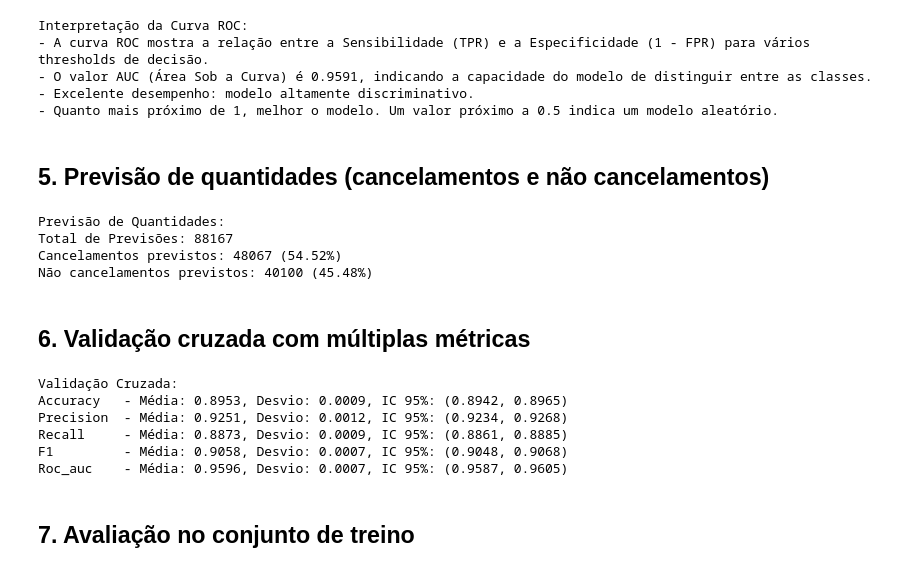
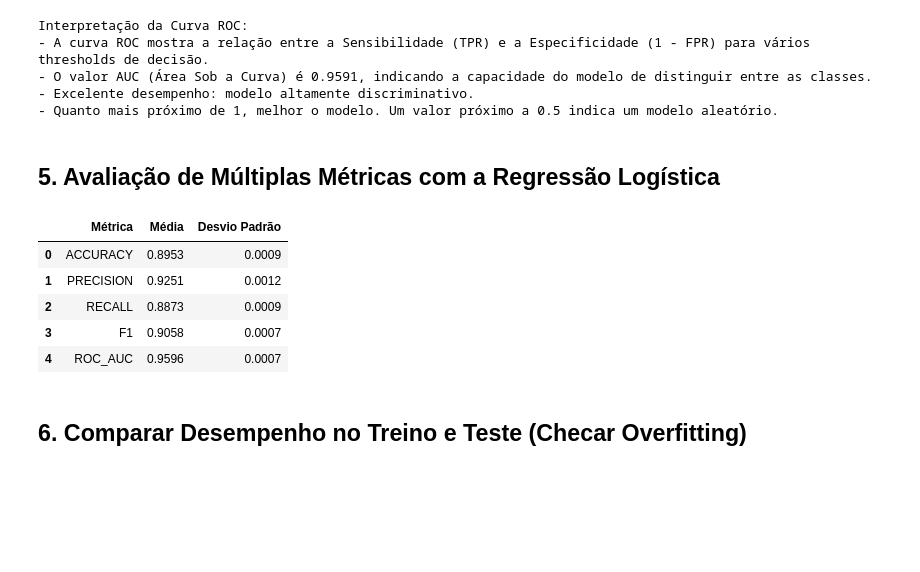
Before and after one commit to jonathasoliv/TCC_Modelagem_Preditiva_Cancelamentos, a Jupyter notebook: Regressao_Logistica/Regressão_Logistica.ipynb, the cells around one changed output. Saved outputs shown, nothing was run; the diff lists cells and outputs as text; code cells hidden in the pictures; blank space fills up the shorter version.

```diff
--- a/Regressao_Logistica/Regressão_Logistica.ipynb
+++ b/Regressao_Logistica/Regressão_Logistica.ipynb
@@ -135,60 +162,50 @@ Interpretação da Curva ROC:
 - O valor AUC (Área Sob a Curva) é 0.9591, indicando a capacidade do modelo de distinguir entre as classes.
 - Excelente desempenho: modelo altamente discriminativo.
 - Quanto mais próximo de 1, melhor o modelo. Um valor próximo a 0.5 indica um modelo aleatório.
-# %% [markdown]
-## 5. Previsão de quantidades (cancelamentos e não cancelamentos)
-# %%
-total_predicoes = len(y_pred_teste)
-cancelamentos = np.sum(y_pred_teste == 1)
-nao_cancelamentos = np.sum(y_pred_teste == 0)
-
-print("\nPrevisão de Quantidades:")
-print(f"Total de Previsões: {total_predicoes}")
-print(f"Cancelamentos previstos: {cancelamentos} ({cancelamentos / total_predicoes * 100:.2f}%)")
-print(f"Não cancelamentos previstos: {nao_cancelamentos} ({nao_cancelamentos / total_predicoes * 100:.2f}%)")
-# %% [output]
-Previsão de Quantidades:
-Total de Previsões: 88167
-Cancelamentos previstos: 48067 (54.52%)
-Não cancelamentos previstos: 40100 (45.48%)
 # %% [markdown]
-## 6. Validação cruzada com múltiplas métricas
+## 5. Avaliação de Múltiplas Métricas com a Regressão Logística
 # %%
-# Junta os dados de treino e teste
-X_completo = pd.concat([X_treino, X_teste], axis=0)
-y_completo = pd.concat([y_treino, y_teste], axis=0)
 
-# Define as métricas a serem avaliadas
+# Reunindo todos os dados
+X = pd.concat([X_treino, X_teste], axis=0)
+y = pd.concat([y_treino, y_teste], axis=0)
+
+# Avaliando as principais métricas
 metricas = ['accuracy', 'precision', 'recall', 'f1', 'roc_auc']
-
-# Executa a validação cruzada
-resultado = cross_validate(
-    modelo_logistico,
-    X_completo,
-    y_completo,
+resultado_rl = cross_validate(
+    modelo_logistico,  # ou melhor_modelo_rl, se você tiver feito ajuste
+    X, y,
     cv=5,
     scoring=metricas,
     return_train_score=False
 )
 
-print("\nValidação Cruzada:")
+# Criando DataFrame com resultados
+df_resultados_cv_rl = pd.DataFrame(columns=['Métrica', 'Média', 'Desvio Padrão'])
 
 for metrica in metricas:
-    scores = resultado[f'test_{metrica}']
+    scores = resultado_rl[f'test_{metrica}']
     media = np.mean(scores)
     desvio = np.std(scores)
 
-    # Calcula intervalo de confiança 95%
-    ic = stats.t.interval(0.95, len(scores)-1, loc=media, scale=stats.sem(scores))
+    df_resultados_cv_rl = pd.concat([
+        df_resultados_cv_rl,
+        pd.DataFrame({
+            'Métrica': [metrica.upper()],
+            'Média': [f'{media:.4f}'],
+            'Desvio Padrão': [f'{desvio:.4f}']
+        })
+    ], ignore_index=True)
 
-    print(f"{metrica.capitalize():<10} - Média: {media:.4f}, Desvio: {desvio:.4f}, IC 95%: ({ic[0]:.4f}, {ic[1]:.4f})")
+# Exibindo resultados
+display(df_resultados_cv_rl)
 # %% [output]
-Validação Cruzada:
-Accuracy   - Média: 0.8953, Desvio: 0.0009, IC 95%: (0.8942, 0.8965)
-Precision  - Média: 0.9251, Desvio: 0.0012, IC 95%: (0.9234, 0.9268)
-Recall     - Média: 0.8873, Desvio: 0.0009, IC 95%: (0.8861, 0.8885)
-F1         - Média: 0.9058, Desvio: 0.0007, IC 95%: (0.9048, 0.9068)
-Roc_auc    - Média: 0.9596, Desvio: 0.0007, IC 95%: (0.9587, 0.9605)
+|  | Métrica | Média | Desvio Padrão |
+| 0 | ACCURACY | 0.8953 | 0.0009 |
+| 1 | PRECISION | 0.9251 | 0.0012 |
+| 2 | RECALL | 0.8873 | 0.0009 |
+| 3 | F1 | 0.9058 | 0.0007 |
+| 4 | ROC_AUC | 0.9596 | 0.0007 |
 # %% [markdown]
-## 7. Avaliação no conjunto de treino
+## 6. Comparar Desempenho no Treino e Teste (Checar Overfitting)
 # %%
```
Also changed, not shown: parts of 12 cells of this notebook.
